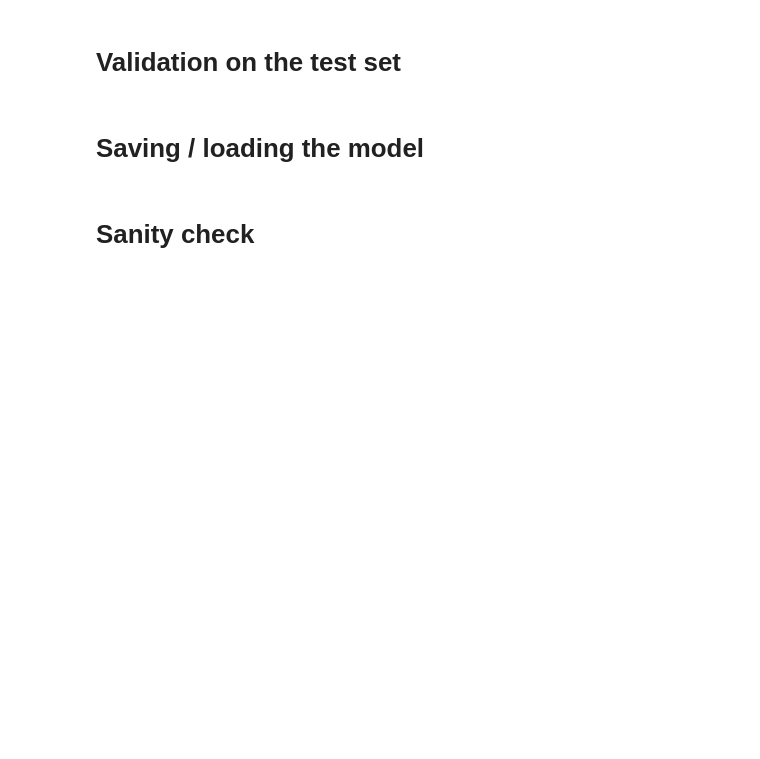
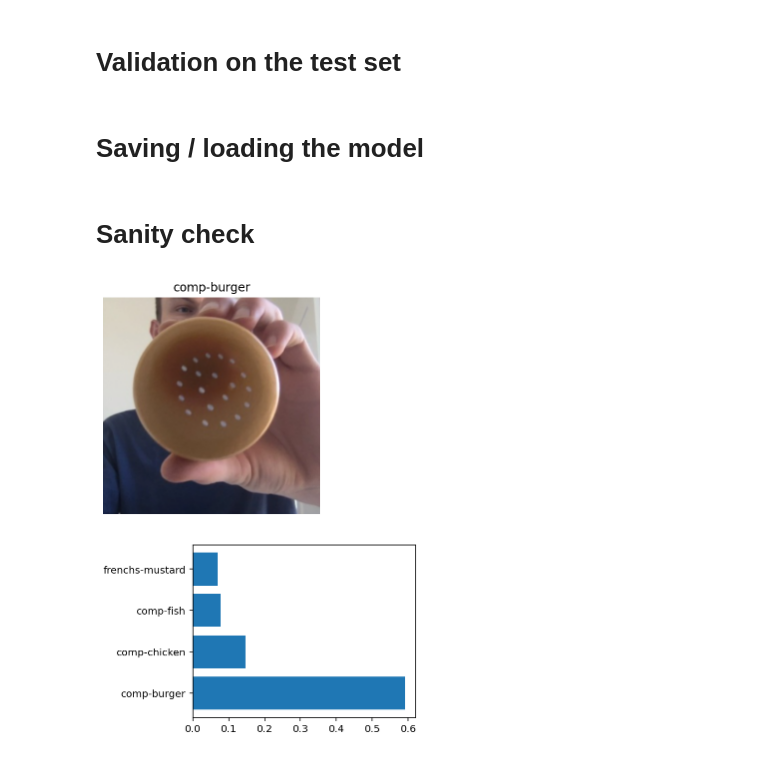
Before and after one commit to christian-kento-rasmussen/GreenMinds-recycling-bot, a Jupyter notebook: GreenMindsNN.ipynb, the cells around one changed output. Drawn from its saved outputs; the diff is of its cells as text; code cells hidden in the pictures; blank space fills up the shorter version.

```diff
--- a/GreenMindsNN.ipynb
+++ b/GreenMindsNN.ipynb
@@ -53,13 +55,13 @@ we are using the data loader class from PyTorch which means that the images shou
     * root/cat/nsdf3.png
     * root/cat/asd932_.png
 # %%
-# paths to data needs to get changed, for new data location
-path = '/content/gdrive/My Drive/cs3_Rasmussen/Collab/GreenMinds-data-4'
+# paths to data needs to get changed, for new data location, for google collab use box above
+path = ''
 
 data_dir = {
-    'train': path + '/train',
-    'valid': path+ '/valid',
-    'test': path + '/test'
+    'train': path + 'train',
+    'valid': path+ 'valid',
+    'test': path + 'test'
 }
 
 # Defines the transforms for the training, validation, and testing sets
@@ -141,14 +165,14 @@ Defining hyper parameters
 # %%
 #@title Hyper parameters
 criterion = nn.NLLLoss()
-optimizer = optim.Adam(model.classifier.parameters(), lr=0.01, weight_decay=0.1)
+optimizer = optim.Adam(model.classifier.parameters(), lr=0.001, weight_decay=0.1)
 
-epochs =  4#@param {type:"integer"}
+epochs =  2#@param {type:"integer"}
 steps = 0
 print_every_step =  20#@param {type:"integer"}
 
 auto_save = True #@param {type:"boolean"}
-save_path = '/content/gdrive/My Drive/cs3_Rasmussen/Collab/_DATA/checkpoint_03_25_3.pth' #@param {type:"string"}
+save_path = 'checkpoint_2.pth' #@param {type:"string"}
 # %% [markdown]
 Creating our training loop
 # %%
@@ -158,13 +182,13 @@ model.train()
 model = model.to(device)
 
 # records the best accuracy to auto save best model
-best_accuracy = 0
+#best_accuracy = 0
 
 # for graphing
-train_losses, test_losses = [], []
+#train_losses, test_losses = [], []
 
 # runs through set amount of epochs
-for epoch in range(epochs):
+for epoch in range(epochs + 2):
     # holds our runnning loss
     running_loss = 0
 
@@ -233,11 +257,10 @@ for epoch in range(epochs):
                   f"Test accuracy: {accuracy/len(data_dataloaders['valid']):.10f}")
 
             # saves the model if it has improved and auto save is on
-            if ((accuracy/len(data_dataloaders['valid'])) > best_accuracy) and auto_save:
+            if ((accuracy/len(data_dataloaders['valid'])) >= best_accuracy) and auto_save:
                 best_accuracy = accuracy/len(data_dataloaders['valid'])
                 save_model_full(model, model.class_to_idx, save_path)
                 print(f"Model with accuracy of {accuracy/len(data_dataloaders['valid']):.3f} saved")
-
 
             # resets our running loss
             running_loss = 0
@@ -368,7 +406,7 @@ def load_model_full(path):
 
 
 #model = load_model('/content/gdrive/My Drive/cs3_Rasmussen/Collab/_DATA/GreenMinds-recycling-data/densenet_checkpoint.pth')
-#model = load_model_full('/content/gdrive/My Drive/cs3_Rasmussen/Collab/_DATA/GreenMinds-recycling-data/densenet_checkpoint_full.pth')
+model = load_model_full('checkpoint_2.pth')
 
 
 device = torch.device('cuda' if torch.cuda.is_available() else 'cpu')
@@ -449,32 +487,36 @@ def predict(image_path, model, device, topk=5):
 
     # loops through each prediction to find the labels instead of numbers
     for c in top_classes:
         # adds the name which our model did predict
         labels.append(idx_to_class[c])
 
     # returns our top k probabilities and labels as lists.
     return top_p, labels
 
 def sanity_check(test_image_path, test_image_title, model, device):
     '''
         Prints image to test, and resoults from model
     '''
     # opens the image and applies preproccessing
     proccessed_image = process_image(Image.open(test_image_path))
     # displays the image with the correct label
     ax = imshow(proccessed_image, title=test_image_title)
 
     # Gets our top  image prediction from our model
     probs, classes = predict(test_image_path, model, device, 4)
 
     # creates a new fig
     fig = plt.figure(figsize=(4, 7))
     # adds a subplot for our graph
     ax2 = fig.add_subplot(2, 1 , 2)
     # creates the graph
     ax2.barh(classes, probs)
 
 #@title Sanity check image { display-mode: "form" }
-g_class = 'WaterBottle' #@param ["Calculator", "ExpoMarkerBlue", "PureLeaf", "WaterBottle"] {allow-input: true}
+data_path = 'valid' #@param {type:"string"}
+g_class = 'comp-burger' #@param {type:"string"}
 
-sanity_check('/content/gdrive/My Drive/cs3_Rasmussen/Collab/_DATA/GreenMinds-recycling-data/valid/' + g_class + '/image_25.jpg', g_class, model, device)
+sanity_check(data_path + "/" + g_class + '/image_0.jpg', g_class, model, device)
+# %% [output]
+[figure, added]
+[figure, added]
```
Also changed, not shown: parts of 5 cells of this notebook, 4 other files.
